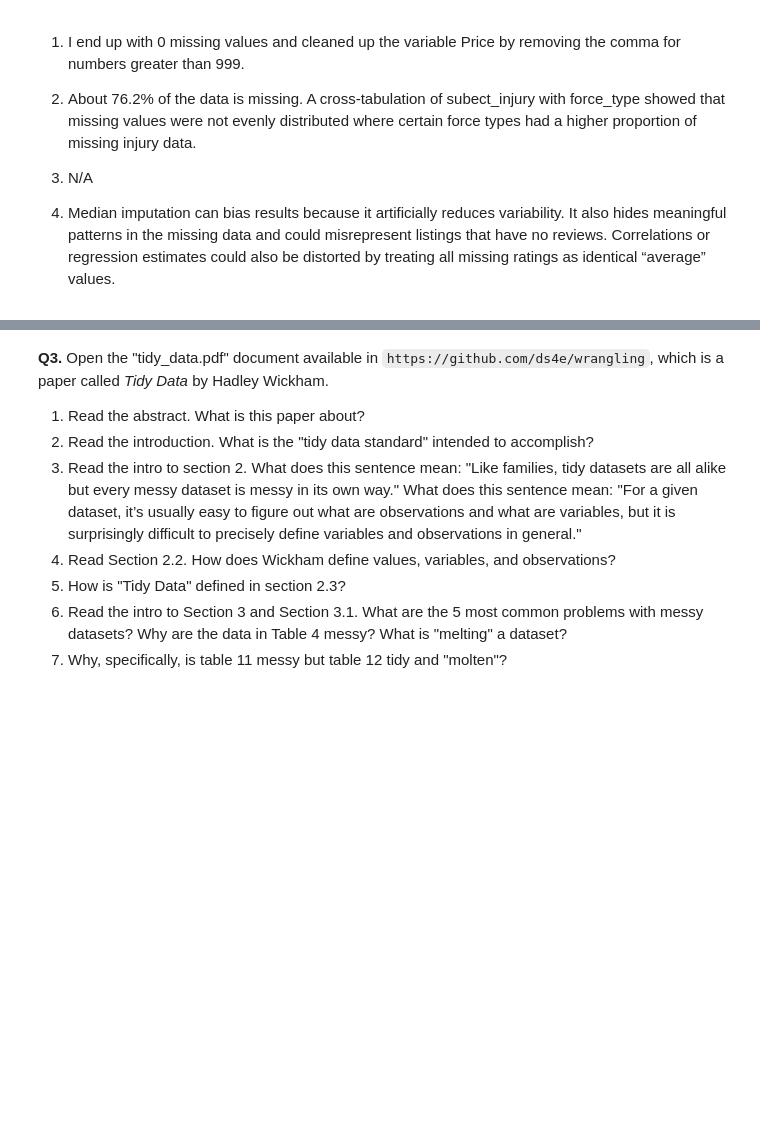
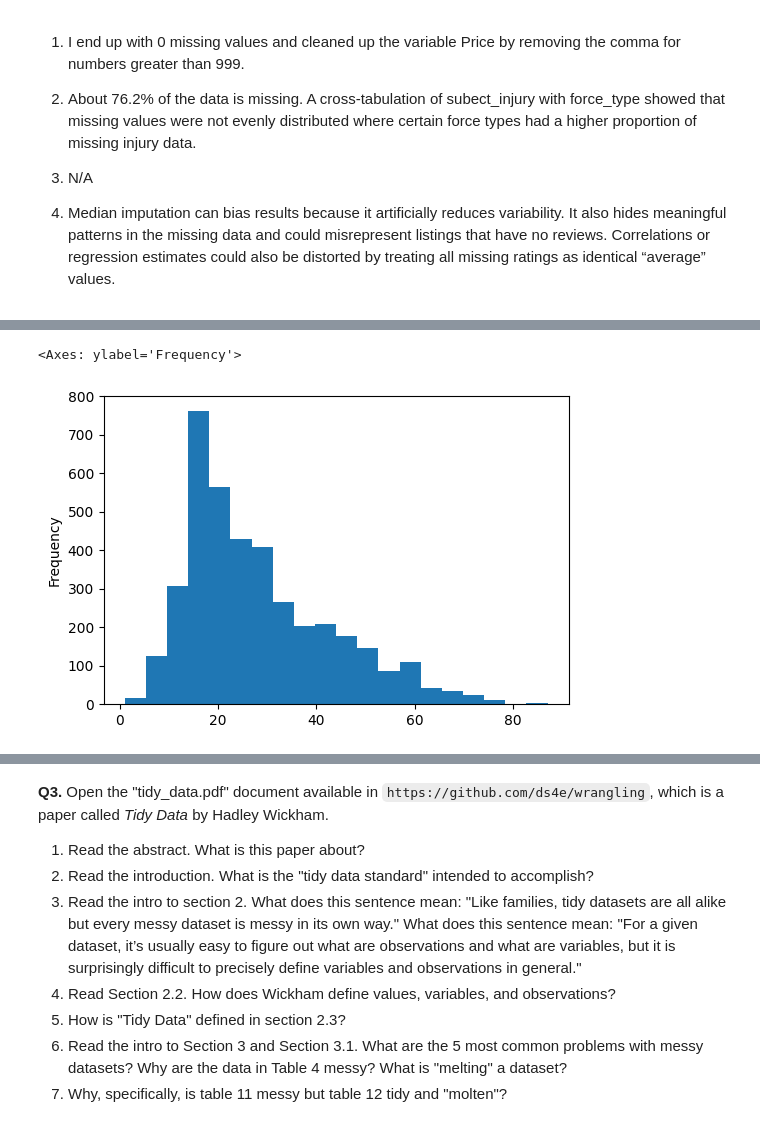
Before and after one commit to haero-lee/undergrad_ml_assignments, a Jupyter notebook: 01_assignment_wrangling_and_eda.ipynb, the cells around one changed output, grey strips where cells are left out. Drawn from its saved outputs; the diff is of its cells as text; code cells hidden in the pictures; blank space fills up the shorter version.

```diff
--- a/01_assignment_wrangling_and_eda.ipynb
+++ b/01_assignment_wrangling_and_eda.ipynb
@@ -130,0 +199,7 @@ Missing values: 8323
+# %%
+#Clean the Age variable & histogram
+df['Age_clean'] = pd.to_numeric(df['Age'], errors='coerce')
+df['Age_clean'].plot(kind='hist', bins=20, figsize=(6,4))
+# %% [output]
+<Axes: ylabel='Frequency'>
+[figure, added]
```
Also changed, not shown: parts of 30 cells of this notebook.
